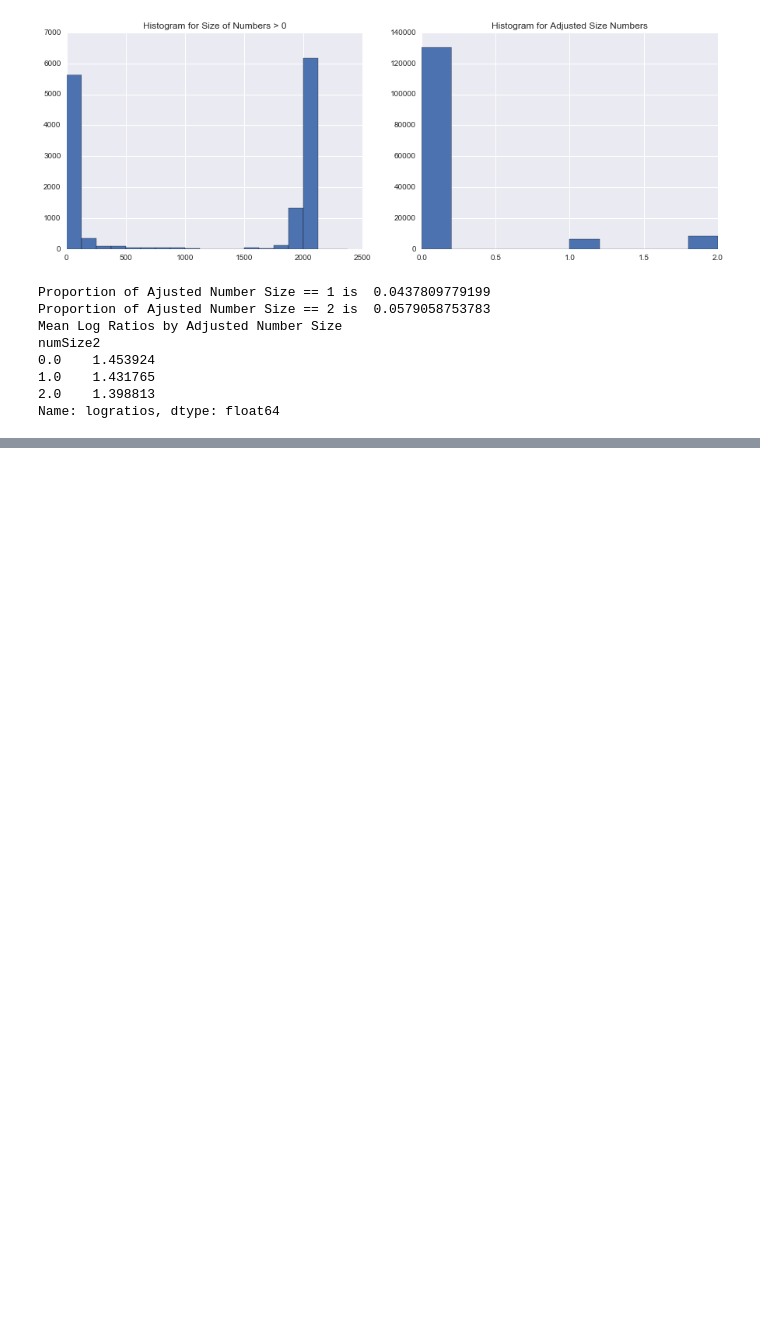
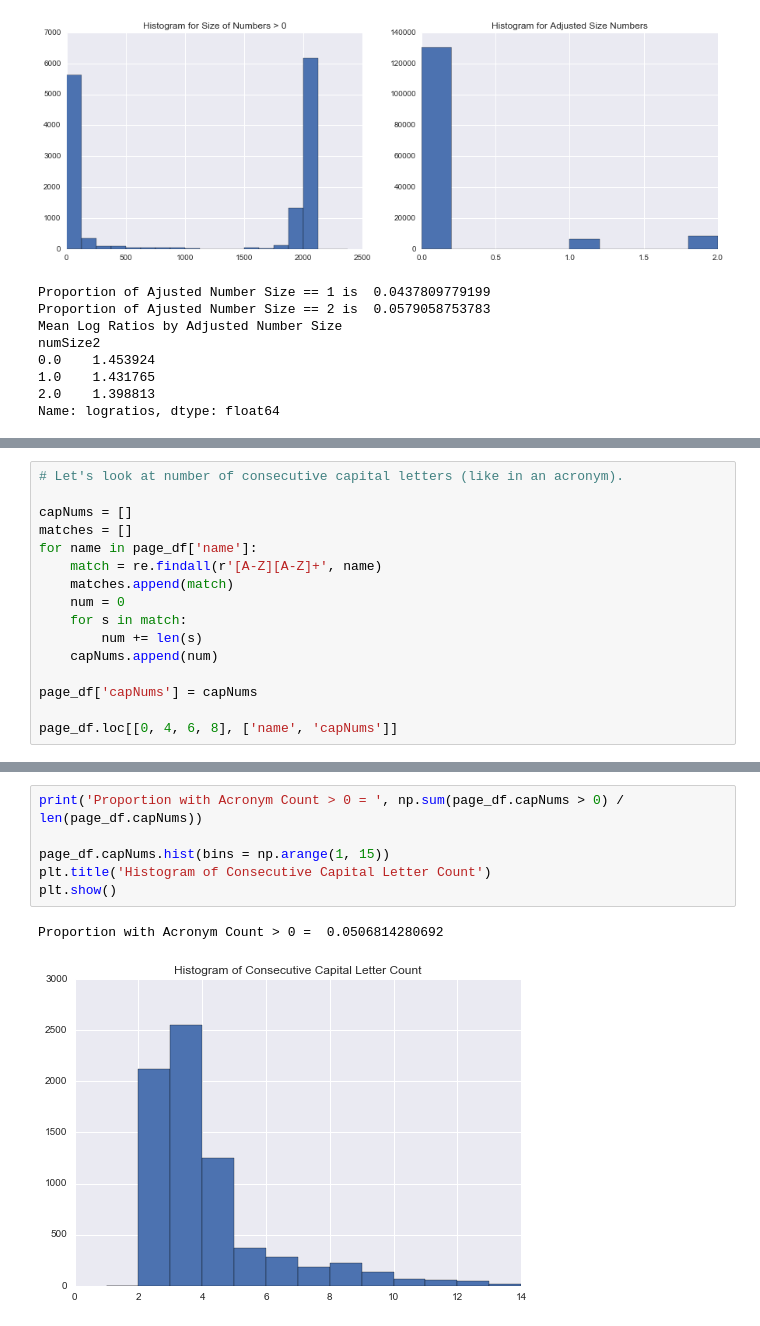
Before and after one commit to MatthewMcGonagle/KaggleWikiTraffic, a Jupyter notebook: FinalReport.ipynb, the cells around one changed output, grey strips where cells are left out. Drawn from its saved outputs; the diff is of its cells as text; blank space fills up the shorter version.

Commit message:
Finished adding in name feature creation.

```diff
--- a/FinalReport.ipynb
+++ b/FinalReport.ipynb
@@ -356,0 +361,16 @@ Name: logratios, dtype: float64
+# %%
+# Let's look at number of consecutive capital letters (like in an acronym).
+
+capNums = []
+matches = []
+for name in page_df['name']:
+    match = re.findall(r'[A-Z][A-Z]+', name)
+    matches.append(match)
+    num = 0
+    for s in match:
+        num += len(s)
+    capNums.append(num)
+
+page_df['capNums'] = capNums
+
+page_df.loc[[0, 4, 6, 8], ['name', 'capNums']]
@@ -356,0 +383,9 @@ Name: logratios, dtype: float64
+# %%
+print('Proportion with Acronym Count > 0 = ', np.sum(page_df.capNums > 0) / len(page_df.capNums))
+
+page_df.capNums.hist(bins = np.arange(1, 15))
+plt.title('Histogram of Consecutive Capital Letter Count')
+plt.show()
+# %% [output]
+Proportion with Acronym Count > 0 =  0.0506814280692
+[figure, added]
```
Also changed, not shown: parts of 13 cells of this notebook.
